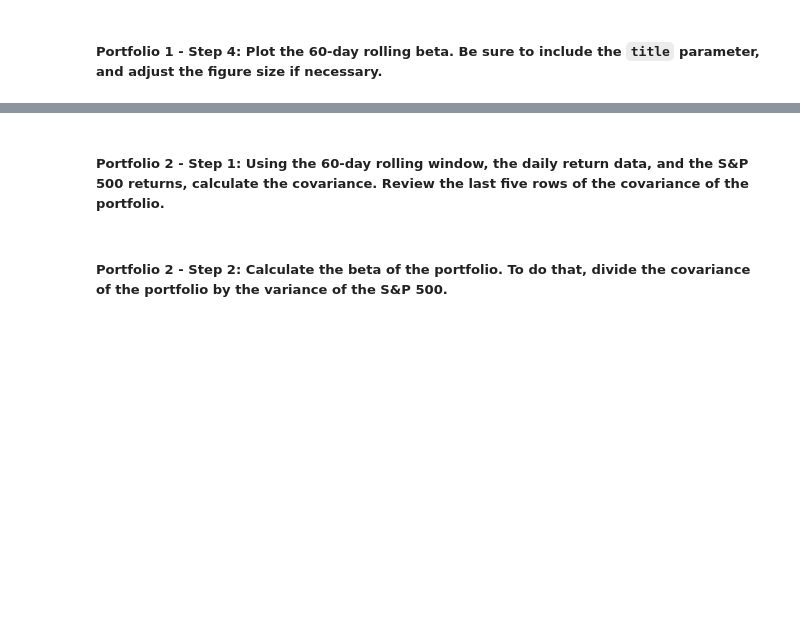
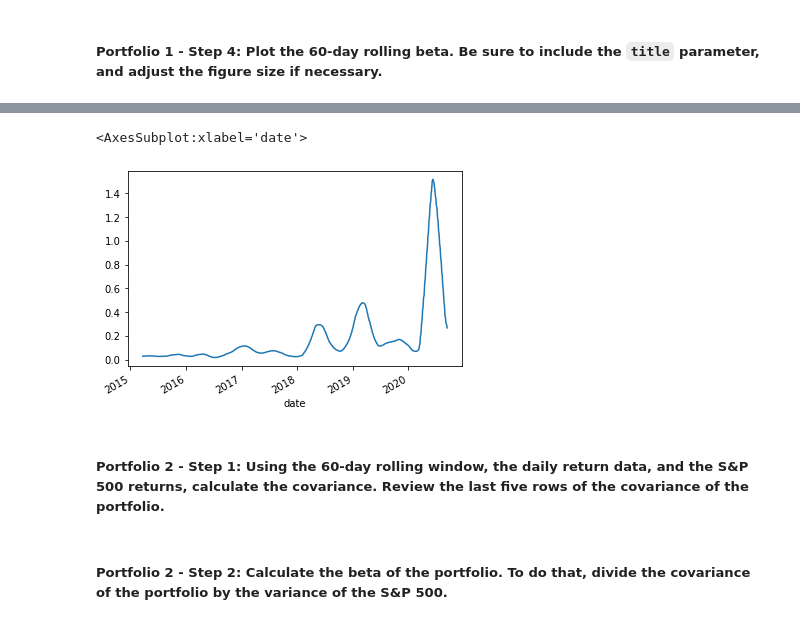
Before and after one commit to vsgellon/Fund_Performance_Analysis, a Jupyter notebook: risk_return_analysis.ipynb, the cells around one changed output, grey strips where cells are left out. Saved outputs shown, nothing was run; the diff lists cells and outputs as text; code cells hidden in the pictures; blank space fills up the shorter version.

```diff
--- a/risk_return_analysis.ipynb
+++ b/risk_return_analysis.ipynb
@@ -388,0 +462,3 @@ Your analysis is nearing completion. Now, you need to evaluate how the portfolio
+# %%
+berk_beta = daily_returns['BERKSHIRE HATHAWAY INC'].rolling(window=60).cov(daily_returns['S&P 500']) / daily_returns['S&P 500'].var()
+berk_beta.tail()
@@ -400,3 +517,8 @@ Your analysis is nearing completion. Now, you need to evaluate how the portfolio
+# %%
+berk_beta.rolling(60).mean().plot()
+# %% [output]
+<AxesSubplot:xlabel='date'>
+[figure, added]
 # %% [markdown]
 ##### Portfolio 2 - Step 1: Using the 60-day rolling window, the daily return data, and the S&P 500 returns, calculate the covariance. Review the last five rows of the covariance of the portfolio.
 # %%
```
Also changed, not shown: parts of 20 cells of this notebook.
